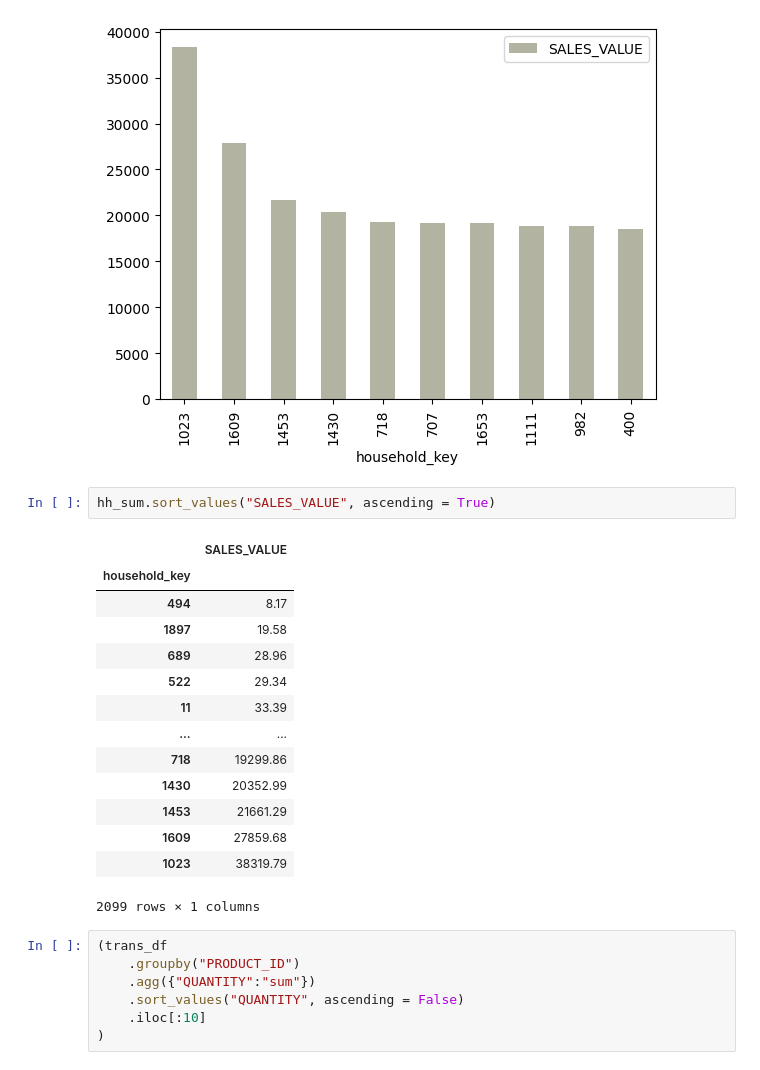
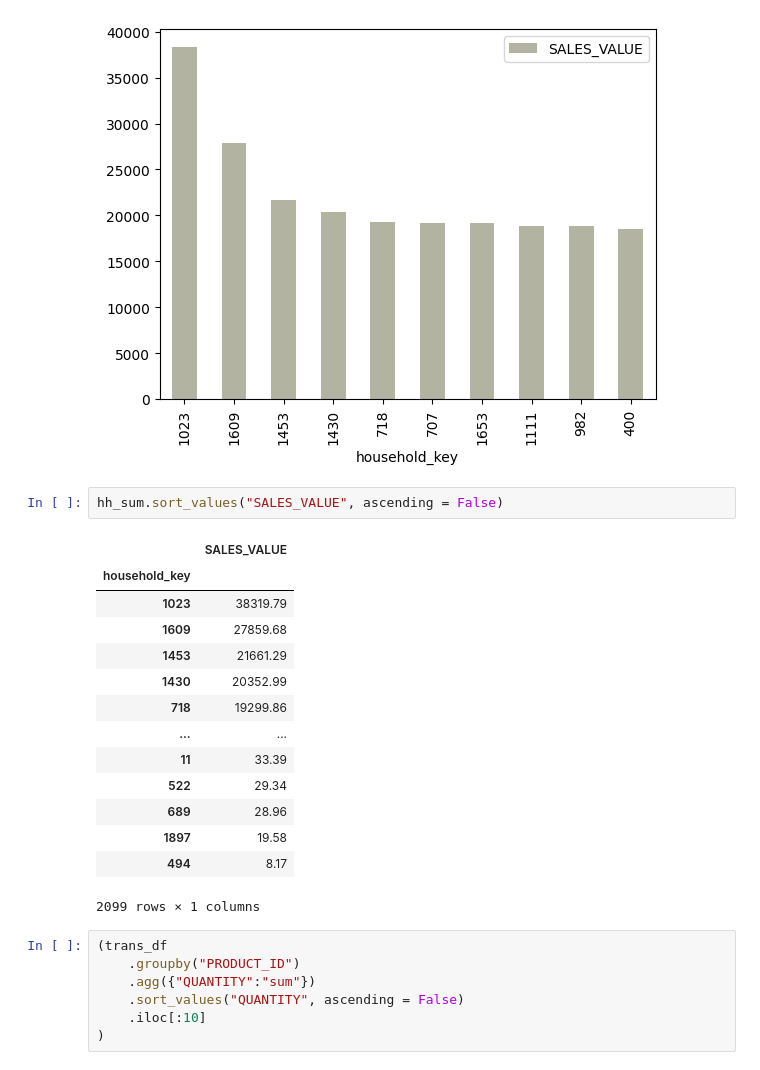
Before and after one commit to tessam30/analyze_this, a Jupyter notebook: Scripts/section06_midcourse_project.ipynb, the cells around one changed output. Drawn from its saved outputs; the diff is of its cells as text.

```diff
--- a/Scripts/section06_midcourse_project.ipynb
+++ b/Scripts/section06_midcourse_project.ipynb
@@ -232,21 +231,21 @@ hh_sum.sort_values("SALES_VALUE", ascending = False).iloc[:10].plot.bar(y = "SAL
 <Axes: xlabel='household_key'>
 [figure]
 # %%
-hh_sum.sort_values("SALES_VALUE", ascending = True)
+hh_sum.sort_values("SALES_VALUE", ascending = False)
 # %% [output]
 |  | SALES_VALUE |
 | household_key |  |
+| 1023 | 38319.79 |
+| 1609 | 27859.68 |
+| 1453 | 21661.29 |
+| 1430 | 20352.99 |
+| 718 | 19299.86 |
+| ... | ... |
+| 11 | 33.39 |
+| 522 | 29.34 |
+| 689 | 28.96 |
+| 1897 | 19.58 |
 | 494 | 8.17 |
-| 1897 | 19.58 |
-| 689 | 28.96 |
-| 522 | 29.34 |
-| 11 | 33.39 |
-| ... | ... |
-| 718 | 19299.86 |
-| 1430 | 20352.99 |
-| 1453 | 21661.29 |
-| 1609 | 27859.68 |
-| 1023 | 38319.79 |
 2099 rows × 1 columns
 # %%
 (trans_df
```
Also changed, not shown: parts of 12 cells of this notebook.
